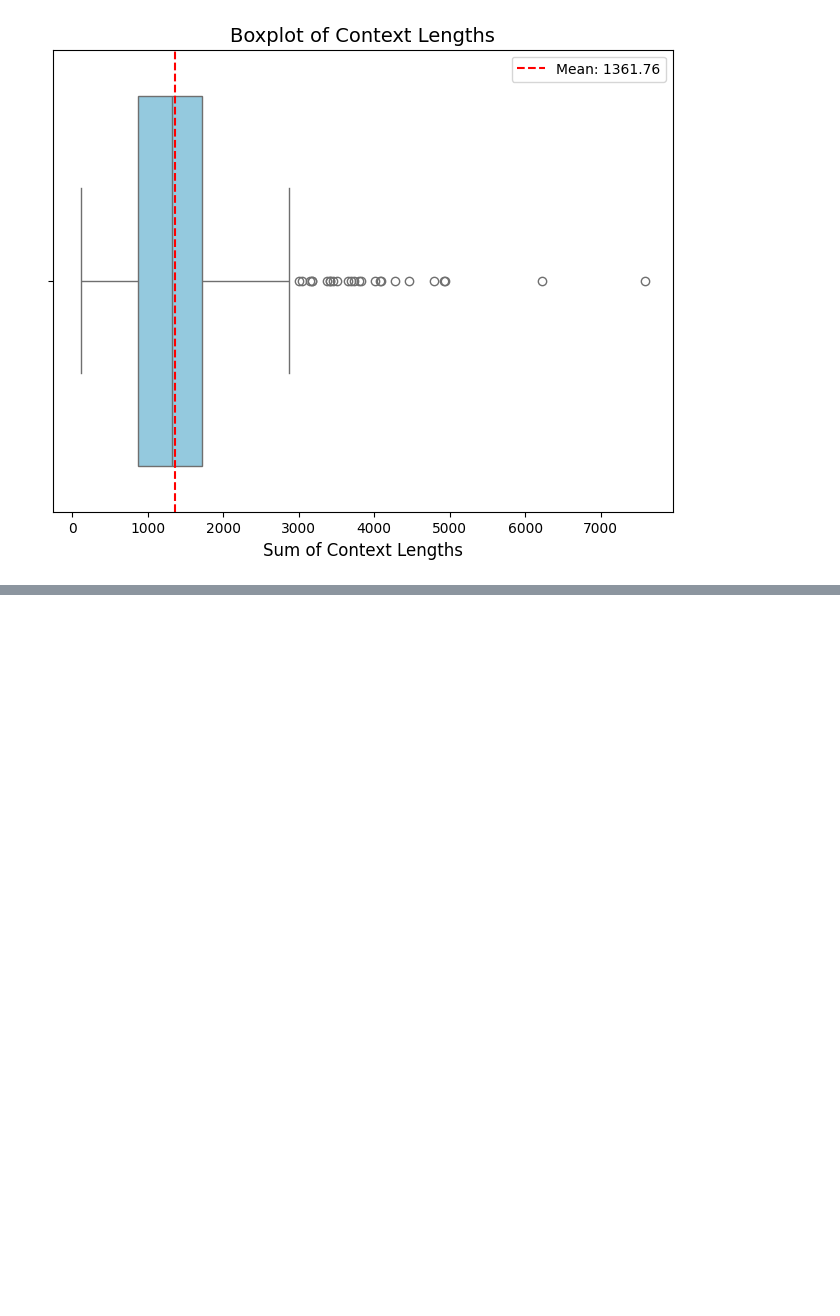
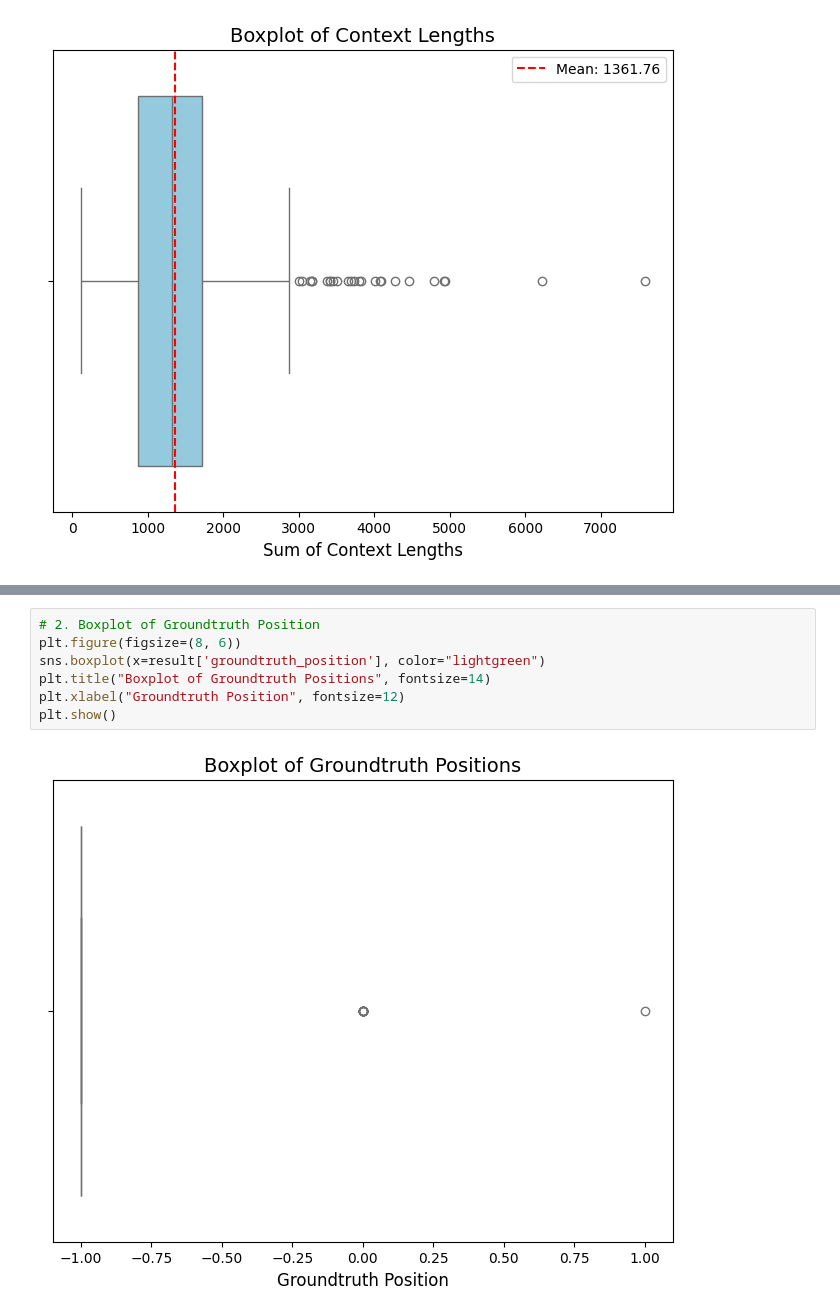
Before and after one commit to zz9tf/Fine-Tuned-GPT-2-with-articles-ground-truth, a Jupyter notebook: code/llamaIndex/experiment/step_4_generate_dataset/utils.ipynb, the cells around one changed output, grey strips where cells are left out. Saved outputs shown, nothing was run; the diff lists cells and outputs as text; blank space fills up the shorter version.

```diff
--- a/code/llamaIndex/experiment/step_4_generate_dataset/utils.ipynb
+++ b/code/llamaIndex/experiment/step_4_generate_dataset/utils.ipynb
@@ -157,0 +217,9 @@ plt.show()
+# %%
+# 2. Boxplot of Groundtruth Position
+plt.figure(figsize=(8, 6))
+sns.boxplot(x=result['groundtruth_position'], color="lightgreen")
+plt.title("Boxplot of Groundtruth Positions", fontsize=14)
+plt.xlabel("Groundtruth Position", fontsize=12)
+plt.show()
+# %% [output]
+[figure, added]
```
Also changed, not shown: parts of 7 cells of this notebook, 1 other file.
